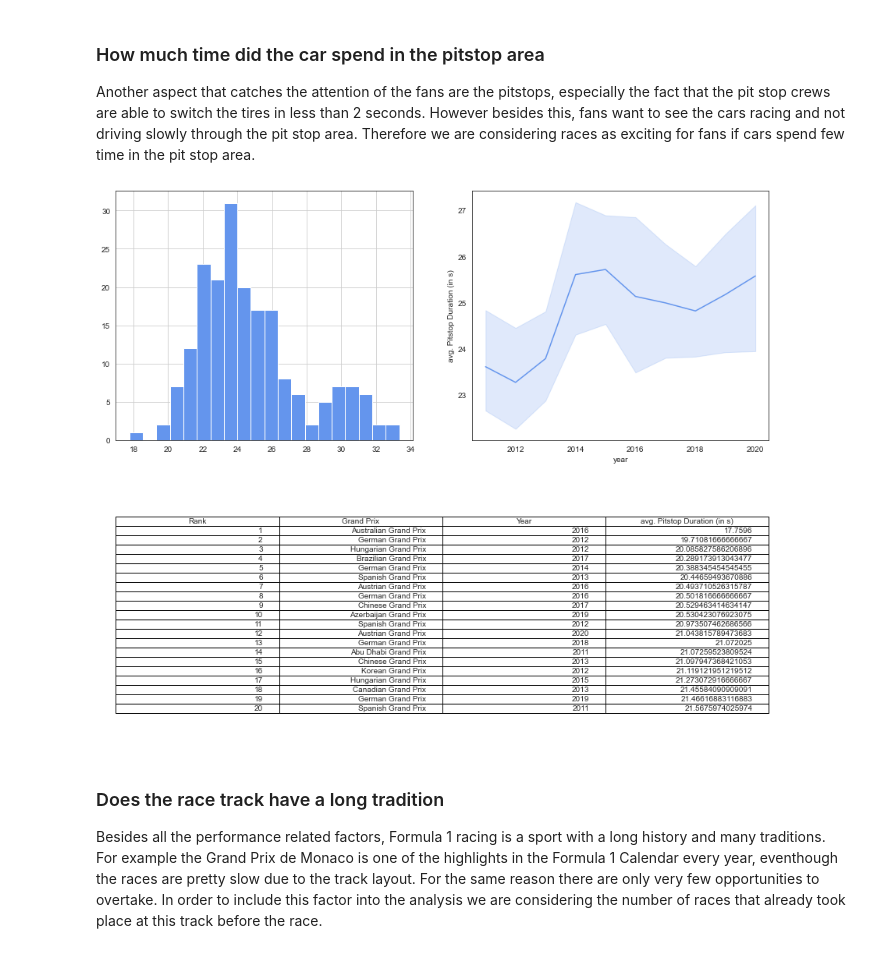
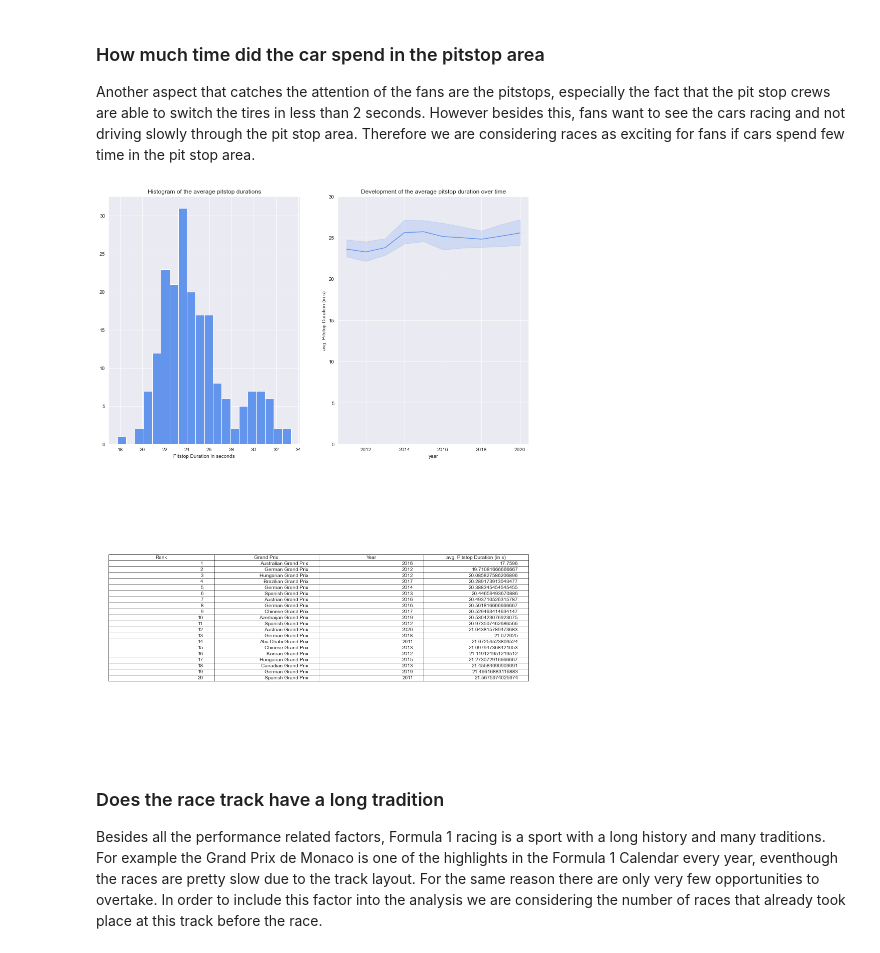
Before and after one commit to data301-2021-winter1/group16-project, a Jupyter notebook: notebooks/analysis2.ipynb, the cells around one changed output. Saved outputs shown, nothing was run; the diff lists cells and outputs as text; code cells hidden in the pictures.

```diff
--- a/notebooks/analysis2.ipynb
+++ b/notebooks/analysis2.ipynb
@@ -641,31 +608,33 @@ Another aspect that catches the attention of the fans are the pitstops, especial
 # %%
 f = plt.figure(figsize=(15, 20))
 gs = f.add_gridspec(2,2)
 
 ax = f.add_subplot(gs[0, 0])
 # histogram
 fig1 = df_races[df_races['avg. Pitstop Duration (in s)']>0]['avg. Pitstop Duration (in s)'].hist(bins=20,color='cornflowerblue')
+fig1.set(title='Histogram of the average pitstop durations', xlabel='Pitstop Duration in seconds')
 
 ax = f.add_subplot(gs[0, 1])
 df_pitstoptimes = df_races[df_races['avg. Pitstop Duration (in s)']>0][['year', 'name', 'avg. Pitstop Duration (in s)']]
 fig2 = sns.lineplot(x=df_pitstoptimes.year, y=df_pitstoptimes['avg. Pitstop Duration (in s)'],color='cornflowerblue')
+fig2.set(ylim=(0,30), title='Development of the average pitstop duration over time')
 
 sns.set_style('white')
 ax = f.add_subplot(gs[1, 0:])
 ax.spines["top"].set_visible(False)
 ax.spines["right"].set_visible(False)
 ax.spines["left"].set_visible(False)
 ax.spines["bottom"].set_visible(False)
 ax.set_yticks([])
 ax.set_xticks([])
 # list the top ten highspeeds
 df_pit_time_top = df_pitstoptimes.sort_values(by='avg. Pitstop Duration (in s)', ascending=True)[:20]
 df_pit_time_top['Rank'] = list(range(1,21))
 df_pit_time_top = df_pit_time_top[['Rank','name', 'year','avg. Pitstop Duration (in s)']].rename(columns={'name':'Grand Prix', 'year':'Year'})
 plt.table(cellText=df_pit_time_top.values, colLabels=df_pit_time_top.columns, loc='center')
 sns.set_style('darkgrid')
 # %% [output]
-[figure, old version]
+[figure, new version]
 # %% [markdown]
 ### Does the race track have a long tradition
 Besides all the performance related factors, Formula 1 racing is a sport with a long history and many traditions. For example the Grand Prix de Monaco is one of the highlights in the Formula 1 Calendar every year, eventhough the races are pretty slow due to the track layout. For the same reason there are only very few opportunities to overtake. In order to include this factor into the analysis we are considering the number of races that already took place at this track before the race.
```
Also changed, not shown: parts of 45 cells of this notebook, 2 other files.
